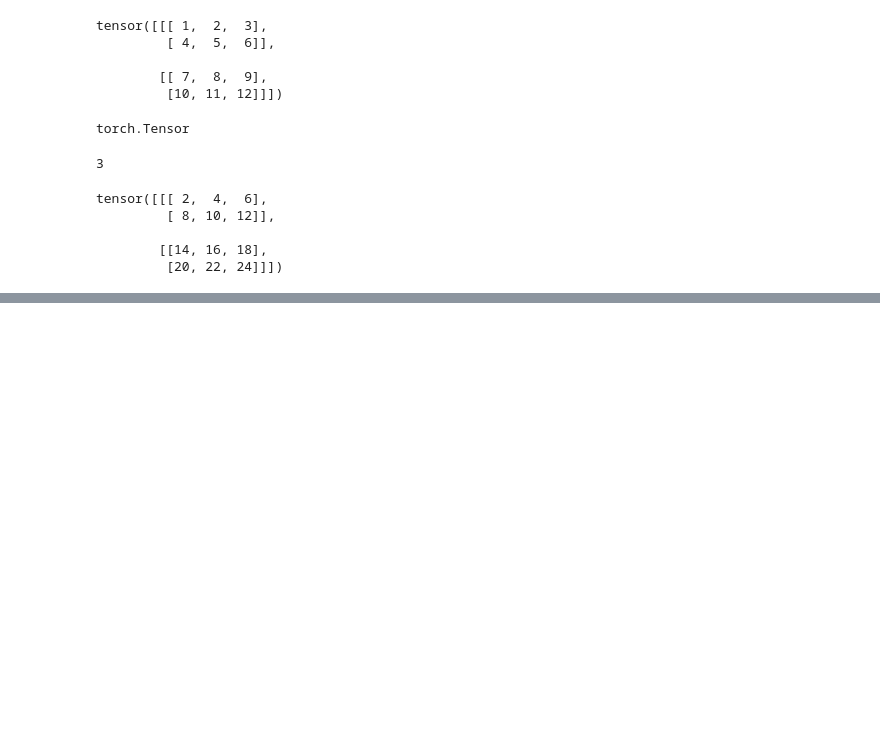
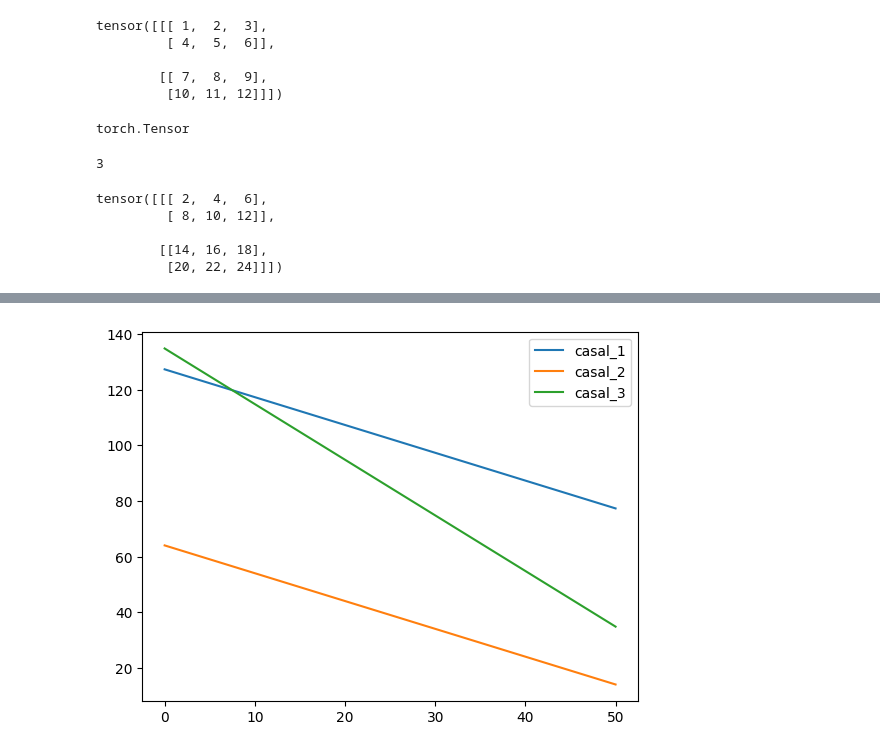
Before and after one commit to Joao-Inacio/Algebra-Linear-para-Data-Science-e-Machine-Learning, a Jupyter notebook: 0.1-Conceitos-iniciais/inicio.ipynb, the cells around one changed output, grey strips where cells are left out. Saved outputs shown, nothing was run; the diff lists cells and outputs as text; code cells hidden in the pictures; blank space fills up the shorter version.

```diff
--- a/0.1-Conceitos-iniciais/inicio.ipynb
+++ b/0.1-Conceitos-iniciais/inicio.ipynb
@@ -172,0 +200,7 @@ tensor([[[ 2,  4,  6],
+# %%
+plt.plot(x1_r1, x2_r1, label="casal_1")
+plt.plot(x1_r2, x2_r2, label="casal_2")
+plt.plot(x1_r3, x2_r3, label="casal_3")
+plt.legend();
+# %% [output]
+[figure, added]
```
Also changed, not shown: parts of 10 cells of this notebook.
